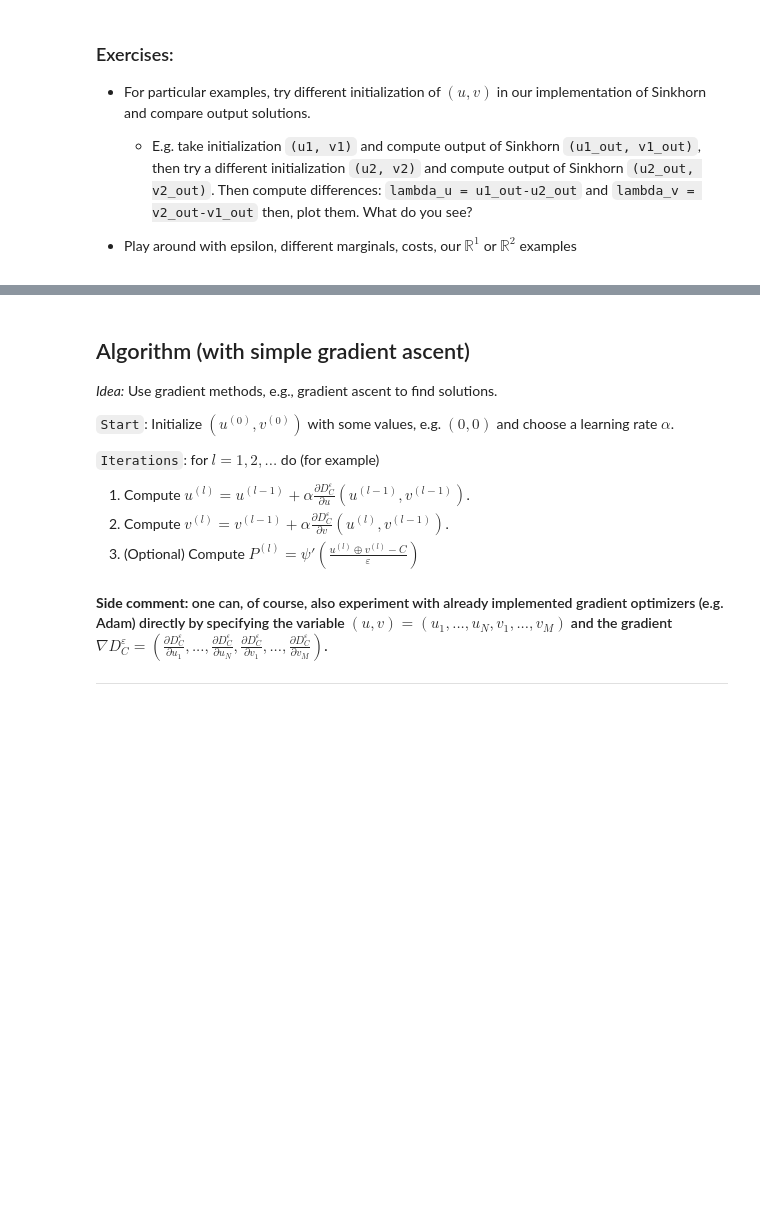
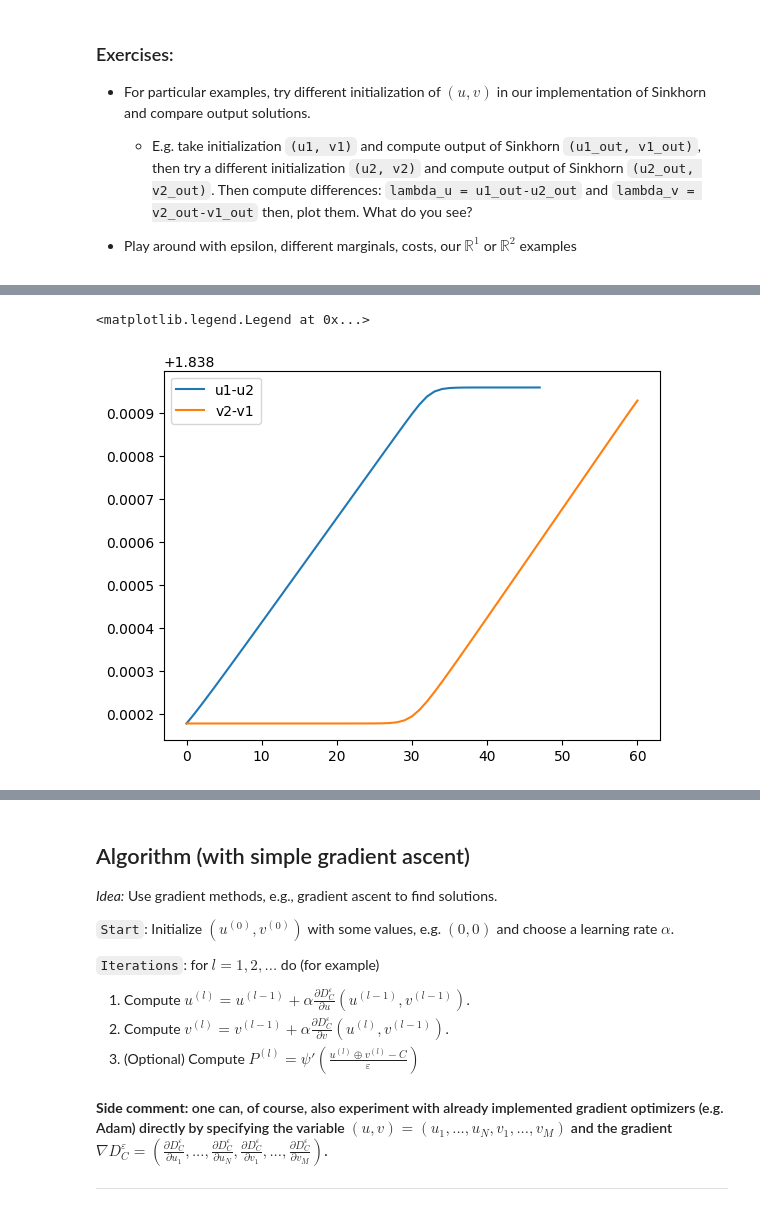
Before and after one commit to shelestvitru/OT-tutorials, a Jupyter notebook: Tutorial_2.ipynb, the cells around one changed output, grey strips where cells are left out. Saved outputs shown, nothing was run; the diff lists cells and outputs as text; code cells hidden in the pictures; blank space fills up the shorter version.

```diff
--- a/Tutorial_2.ipynb
+++ b/Tutorial_2.ipynb
@@ -184,13 +206,16 @@ analyze_solutions(mu_1, nu_1, P_test_ep_rand, P_test, epsilon, C_1)
 # %%
 # compare solutions with different initialization
 plt.figure()
 plt.plot(u_ep-u_ep_rand)
 plt.plot(v_ep_rand-v_ep)
 plt.legend(['u1-u2', 'v2-v1'])
 
 # you can modify this part (limits of y-axis on your plot)
 # ================
-plt.ylim(-10, 10)
+# plt.ylim(-10, 10)
 # ================
+# %% [output]
+<matplotlib.legend.Legend at 0x...>
+[figure, added]
 # %%
 '''Free space for other experiments'''
```
Also changed, not shown: parts of 27 cells of this notebook.
